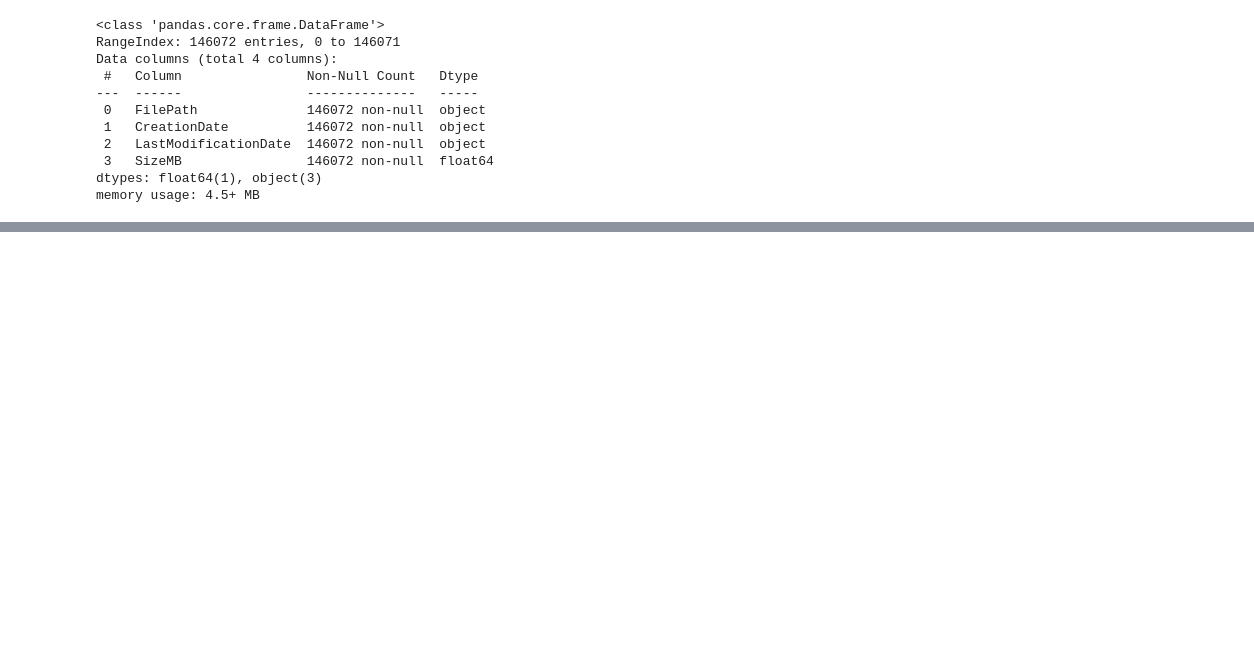
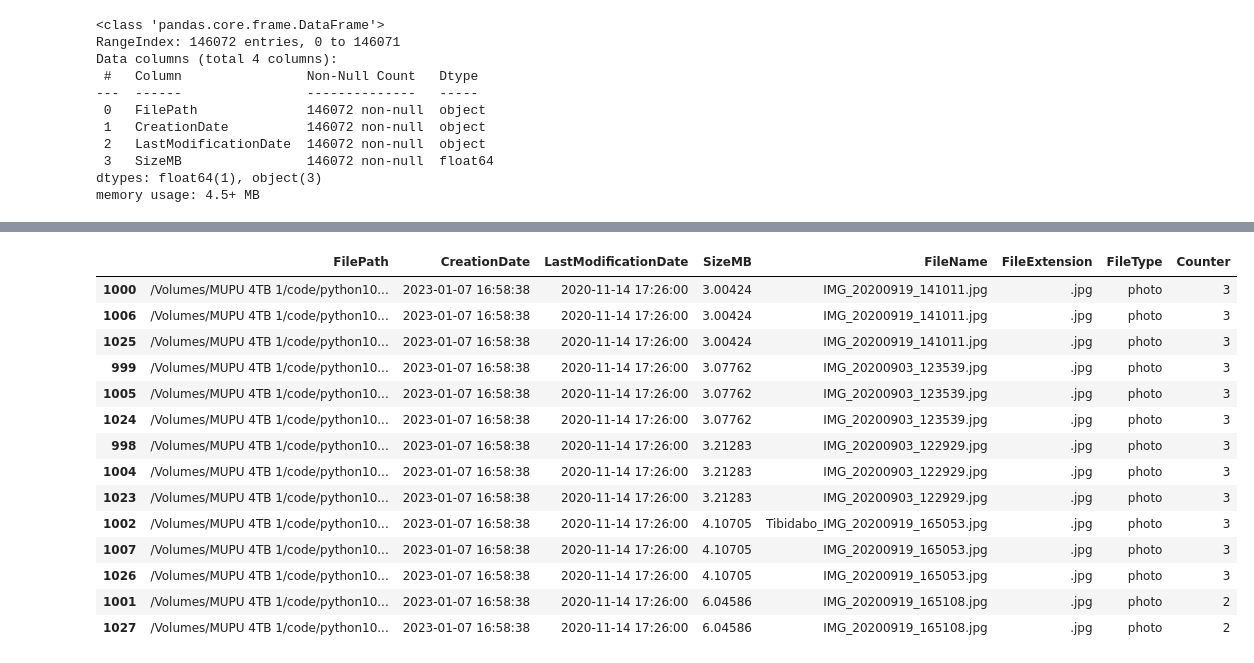
Before and after one commit to nicopyds/py8tb, a Jupyter notebook: df_analysis.ipynb, the cells around one changed output, grey strips where cells are left out. Cells and saved outputs as stored; diff of their text form; code cells hidden in the pictures; blank space fills up the shorter version.

```diff
--- a/df_analysis.ipynb
+++ b/df_analysis.ipynb
@@ -28,3 +147,5 @@ memory usage: 4.5+ MB
+# %%
+df = df[df["FileType"].isin(["photo", "video"])]
 # %%
 df.sort_values(["CreationDate", "LastModificationDate", "SizeMB"], inplace = True)
 # %%
@@ -75,0 +186,22 @@ df.tail(2)["FilePath"].tolist()
+# %%
+df[
+    (df["CreationDate"] == "2023-01-07 16:58:38") &
+    (df["LastModificationDate"] == "2020-11-14 17:26:00") &
+    (df["SizeMB"] > 3)
+]
+# %% [output]
+|  | FilePath | CreationDate | LastModificationDate | SizeMB | FileName | FileExtension | FileType | Counter |
+| 1000 | /Volumes/MUPU 4TB 1/code/python10... | 2023-01-07 16:58:38 | 2020-11-14 17:26:00 | 3.00424 | IMG_20200919_141011.jpg | .jpg | photo | 3 |
+| 1006 | /Volumes/MUPU 4TB 1/code/python10... | 2023-01-07 16:58:38 | 2020-11-14 17:26:00 | 3.00424 | IMG_20200919_141011.jpg | .jpg | photo | 3 |
+| 1025 | /Volumes/MUPU 4TB 1/code/python10... | 2023-01-07 16:58:38 | 2020-11-14 17:26:00 | 3.00424 | IMG_20200919_141011.jpg | .jpg | photo | 3 |
+| 999 | /Volumes/MUPU 4TB 1/code/python10... | 2023-01-07 16:58:38 | 2020-11-14 17:26:00 | 3.07762 | IMG_20200903_123539.jpg | .jpg | photo | 3 |
+| 1005 | /Volumes/MUPU 4TB 1/code/python10... | 2023-01-07 16:58:38 | 2020-11-14 17:26:00 | 3.07762 | IMG_20200903_123539.jpg | .jpg | photo | 3 |
+| 1024 | /Volumes/MUPU 4TB 1/code/python10... | 2023-01-07 16:58:38 | 2020-11-14 17:26:00 | 3.07762 | IMG_20200903_123539.jpg | .jpg | photo | 3 |
+| 998 | /Volumes/MUPU 4TB 1/code/python10... | 2023-01-07 16:58:38 | 2020-11-14 17:26:00 | 3.21283 | IMG_20200903_122929.jpg | .jpg | photo | 3 |
+| 1004 | /Volumes/MUPU 4TB 1/code/python10... | 2023-01-07 16:58:38 | 2020-11-14 17:26:00 | 3.21283 | IMG_20200903_122929.jpg | .jpg | photo | 3 |
+| 1023 | /Volumes/MUPU 4TB 1/code/python10... | 2023-01-07 16:58:38 | 2020-11-14 17:26:00 | 3.21283 | IMG_20200903_122929.jpg | .jpg | photo | 3 |
+| 1002 | /Volumes/MUPU 4TB 1/code/python10... | 2023-01-07 16:58:38 | 2020-11-14 17:26:00 | 4.10705 | Tibidabo_IMG_20200919_165053.jpg | .jpg | photo | 3 |
+| 1007 | /Volumes/MUPU 4TB 1/code/python10... | 2023-01-07 16:58:38 | 2020-11-14 17:26:00 | 4.10705 | IMG_20200919_165053.jpg | .jpg | photo | 3 |
+| 1026 | /Volumes/MUPU 4TB 1/code/python10... | 2023-01-07 16:58:38 | 2020-11-14 17:26:00 | 4.10705 | IMG_20200919_165053.jpg | .jpg | photo | 3 |
+| 1001 | /Volumes/MUPU 4TB 1/code/python10... | 2023-01-07 16:58:38 | 2020-11-14 17:26:00 | 6.04586 | IMG_20200919_165108.jpg | .jpg | photo | 2 |
+| 1027 | /Volumes/MUPU 4TB 1/code/python10... | 2023-01-07 16:58:38 | 2020-11-14 17:26:00 | 6.04586 | IMG_20200919_165108.jpg | .jpg | photo | 2 |
```
Also changed, not shown: parts of 30 cells of this notebook, 2 other files.
